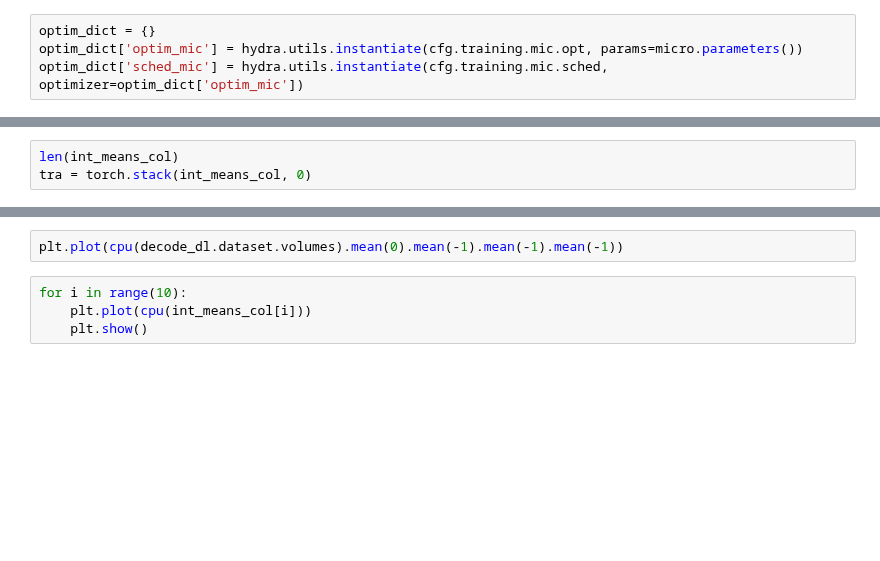
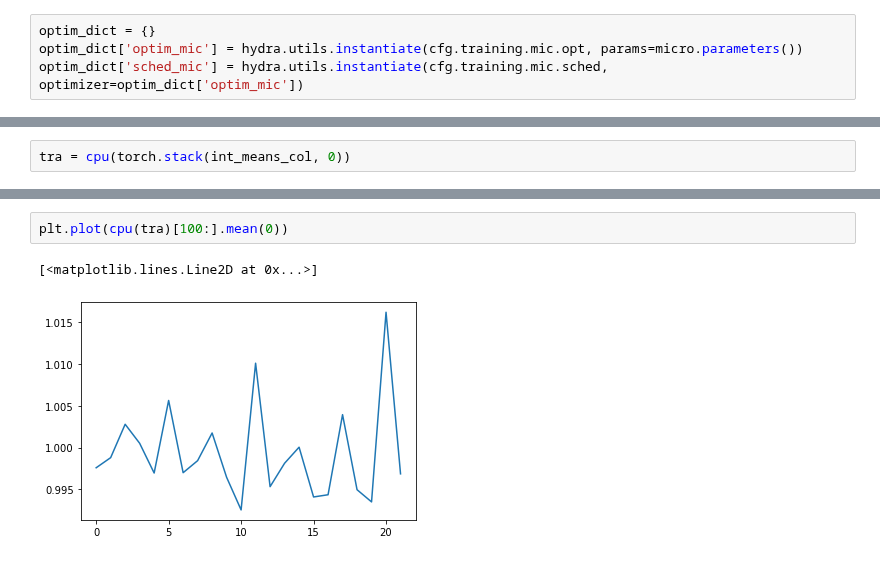
Before and after one commit to TuragaLab/decode_fish, a Jupyter notebook: nbs/27_testtime_rescale.ipynb, the cells around one changed output, grey strips where cells are left out. Drawn from its saved outputs; the diff is of its cells as text; blank space fills up the shorter version.

```diff
--- a/nbs/27_testtime_rescale.ipynb
+++ b/nbs/27_testtime_rescale.ipynb
@@ -195,3 +176,2 @@ KeyboardInterrupt:
 # %%
-len(int_means_col)
-tra = torch.stack(int_means_col, 0)
+tra = cpu(torch.stack(int_means_col, 0))
@@ -200,8 +202,7 @@ plt.plot(cpu(tra).mean(0))
 # %%
-plt.plot(cpu(decode_dl.dataset.volumes).mean(0).mean(-1).mean(-1).mean(-1))
+plt.plot(cpu(tra)[100:].mean(0))
+# %% [output]
+[<matplotlib.lines.Line2D at 0x...>]
+[figure, added]
-# %%
-for i in range(10):
-    plt.plot(cpu(int_means_col[i]))
-    plt.show()
 # %%
 !nbdev_build_lib
```
Also changed, not shown: parts of 17 cells of this notebook, 24 other files.
